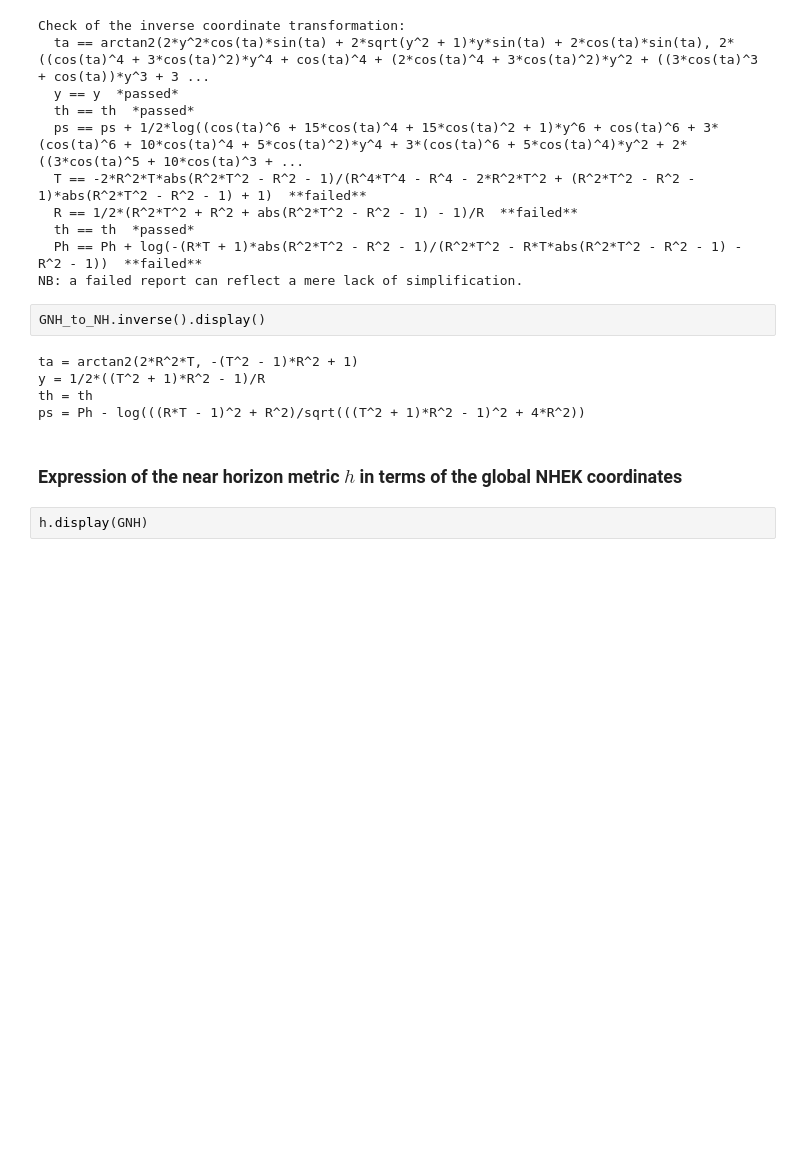
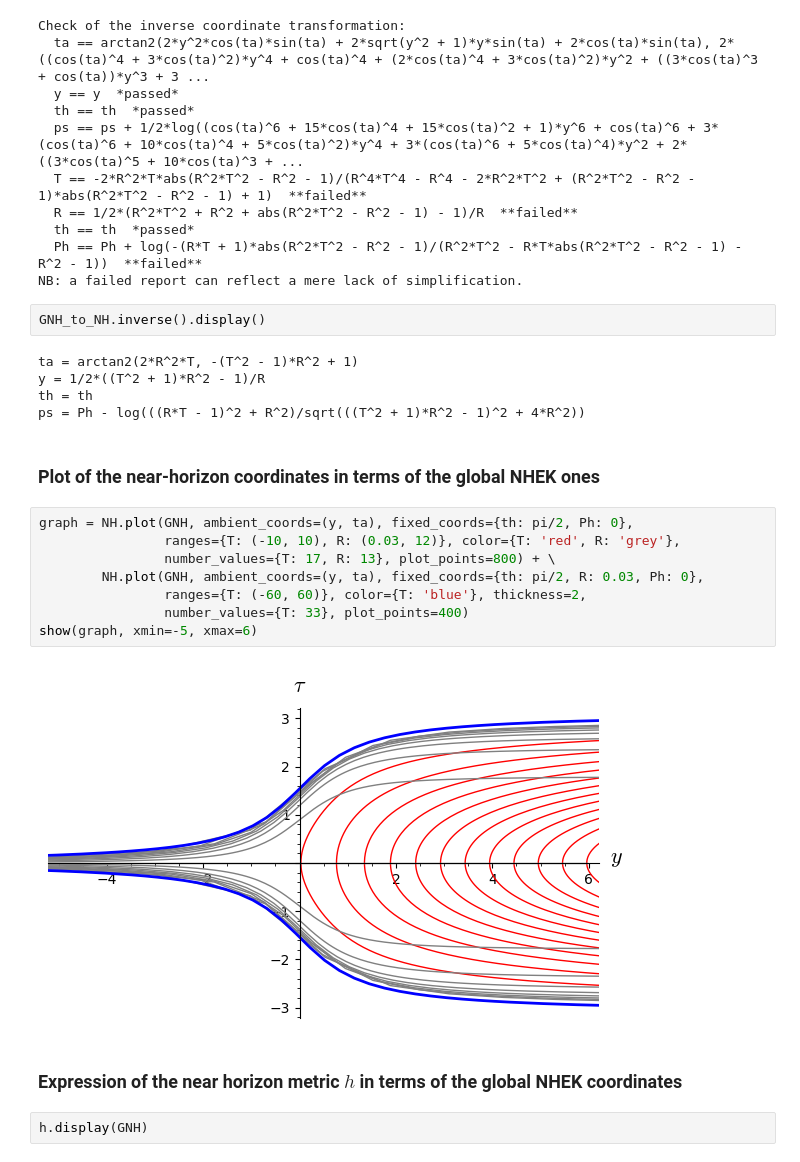
Before and after one commit to sagemanifolds/SageManifolds, a Jupyter notebook: Notebooks/SM_extremal_Kerr_near_horizon.ipynb, the cells around one changed output. Cells and saved outputs as stored; diff of their text form; blank space fills up the shorter version.

Commit message:
Add plot to SM_extremal_Kerr_near_horizon.ipynb

```diff
--- a/Notebooks/SM_extremal_Kerr_near_horizon.ipynb
+++ b/Notebooks/SM_extremal_Kerr_near_horizon.ipynb
@@ -578,6 +581,18 @@ ta = arctan2(2*R^2*T, -(T^2 - 1)*R^2 + 1)
 y = 1/2*((T^2 + 1)*R^2 - 1)/R
 th = th
 ps = Ph - log(((R*T - 1)^2 + R^2)/sqrt(((T^2 + 1)*R^2 - 1)^2 + 4*R^2))
+# %% [markdown]
+### Plot of the near-horizon coordinates in terms of the global NHEK ones
+# %%
+graph = NH.plot(GNH, ambient_coords=(y, ta), fixed_coords={th: pi/2, Ph: 0},
+                ranges={T: (-10, 10), R: (0.03, 12)}, color={T: 'red', R: 'grey'},
+                number_values={T: 17, R: 13}, plot_points=800) + \
+        NH.plot(GNH, ambient_coords=(y, ta), fixed_coords={th: pi/2, R: 0.03, Ph: 0},
+                ranges={T: (-60, 60)}, color={T: 'blue'}, thickness=2,
+                number_values={T: 33}, plot_points=400)
+show(graph, xmin=-5, xmax=6)
+# %% [output]
+[figure, added]
 # %% [markdown]
 ### Expression of the near horizon metric $h$ in terms of the global NHEK coordinates
 # %%
```
Also changed, not shown: parts of 5 cells of this notebook.
